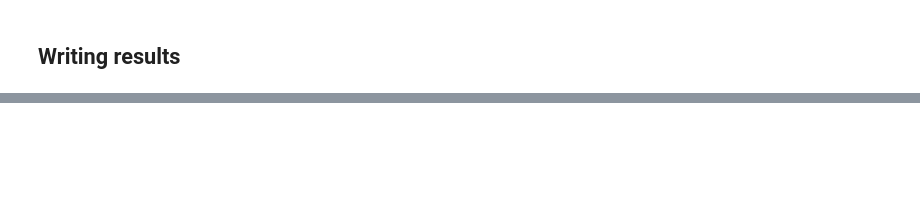
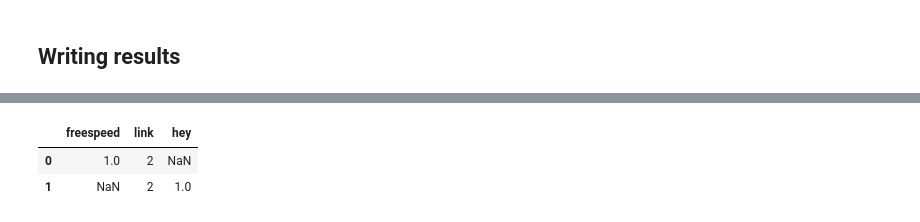
Before and after one commit to arup-group/genet, a Jupyter notebook: notebooks/GeNet walk-through.ipynb, the cells around one changed output, grey strips where cells are left out. Cells and saved outputs as stored; diff of their text form; code cells hidden in the pictures; blank space fills up the shorter version.

```diff
--- a/notebooks/GeNet walk-through.ipynb
+++ b/notebooks/GeNet walk-through.ipynb
@@ -841,0 +991,12 @@ n.write_to_matsim(os.path.join(path_to_matsim_network, 'genet_output'))
+# %%
+df = pd.DataFrame()
+# %%
+df = df.append(pd.DataFrame({'freespeed':1, 'link':2}, index=[0]))
+# %%
+df = df.append(pd.DataFrame({'hey':1, 'link':2}, index=[1]))
+# %%
+df
+# %% [output]
+|  | freespeed | link | hey |
+| 0 | 1.0 | 2 | NaN |
+| 1 | NaN | 2 | 1.0 |
```
Also changed, not shown: parts of 38 cells of this notebook.
